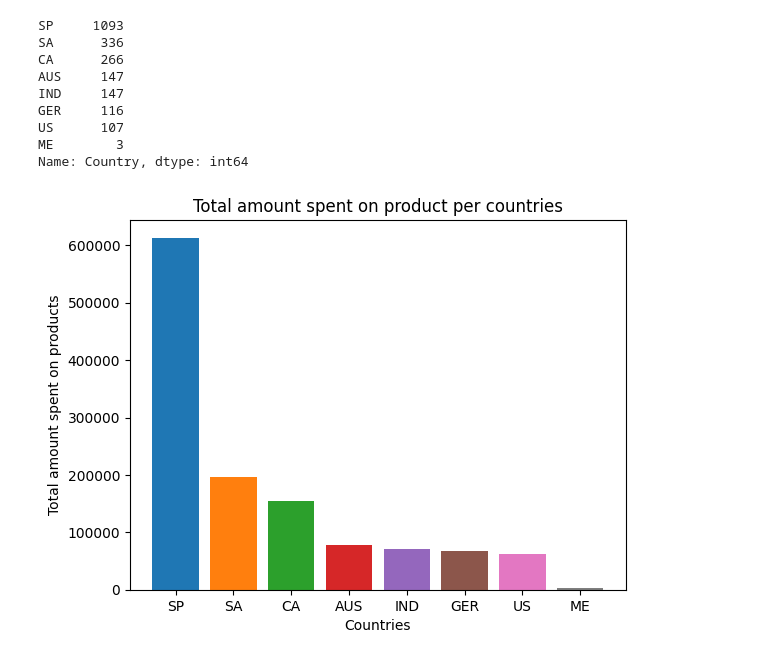
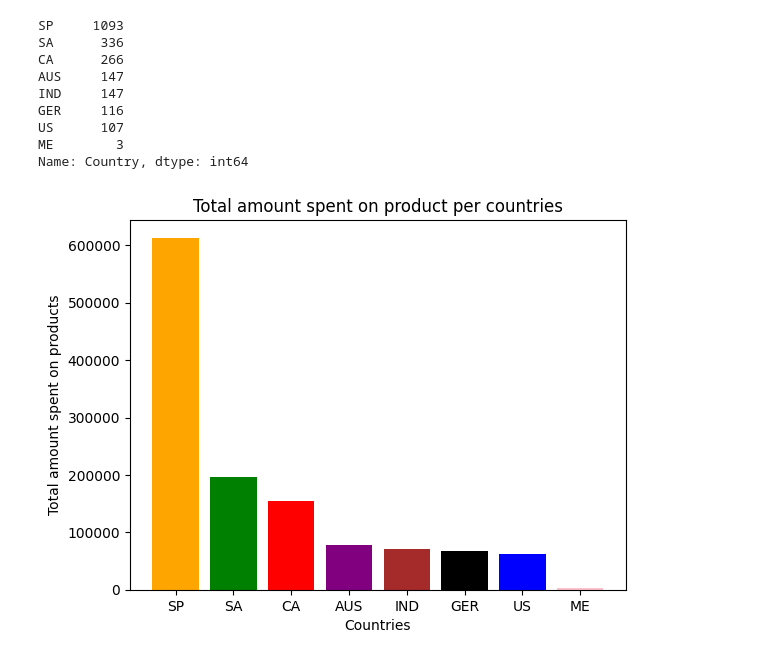
Before and after one commit to Joao-Gabriel05/Final_Project_Codecademy, a Jupyter notebook: code.ipynb, the cells around one changed output. Drawn from its saved outputs; the diff is of its cells as text; code cells hidden in the pictures.

```diff
--- a/code.ipynb
+++ b/code.ipynb
@@ -288,17 +272,17 @@ sum_us = df_us['MntFruits'].sum() + df_us['MntWines'].sum() + df_us['MntMeatProd
 sum_me = df_me['MntFruits'].sum() + df_me['MntWines'].sum() + df_me['MntMeatProducts'].sum() + df_me['MntFishProducts'].sum() + df_me['MntSweetProducts'].sum()
 # %%
 axs=plt.subplot()
-plt.bar(x=df_sp['Country'],height=sum_sp)
-plt.bar(x=df_sa['Country'],height=sum_sa)
-plt.bar(x=df_ca['Country'],height=sum_ca)
-plt.bar(x=df_aus['Country'],height=sum_aus)
-plt.bar(x=df_ind['Country'],height=sum_ind)
-plt.bar(x=df_ger['Country'],height=sum_ger)
-plt.bar(x=df_us['Country'],height=sum_us)
-plt.bar(x=df_me['Country'],height=sum_me)
+plt.bar(x=df_sp['Country'],height=sum_sp,color='orange')
+plt.bar(x=df_sa['Country'],height=sum_sa,color='green')
+plt.bar(x=df_ca['Country'],height=sum_ca,color='red')
+plt.bar(x=df_aus['Country'],height=sum_aus,color='purple')
+plt.bar(x=df_ind['Country'],height=sum_ind,color='brown')
+plt.bar(x=df_ger['Country'],height=sum_ger,color='black')
+plt.bar(x=df_us['Country'],height=sum_us,color='blue')
+plt.bar(x=df_me['Country'],height=sum_me,color='pink')
 plt.xlabel('Countries')
 plt.ylabel('Total amount spent on products')
 plt.title('Total amount spent on product per countries')
 plt.show()
 # %% [output]
-[figure, old version]
+[figure, new version]
```
Also changed, not shown: parts of 4 cells of this notebook.
